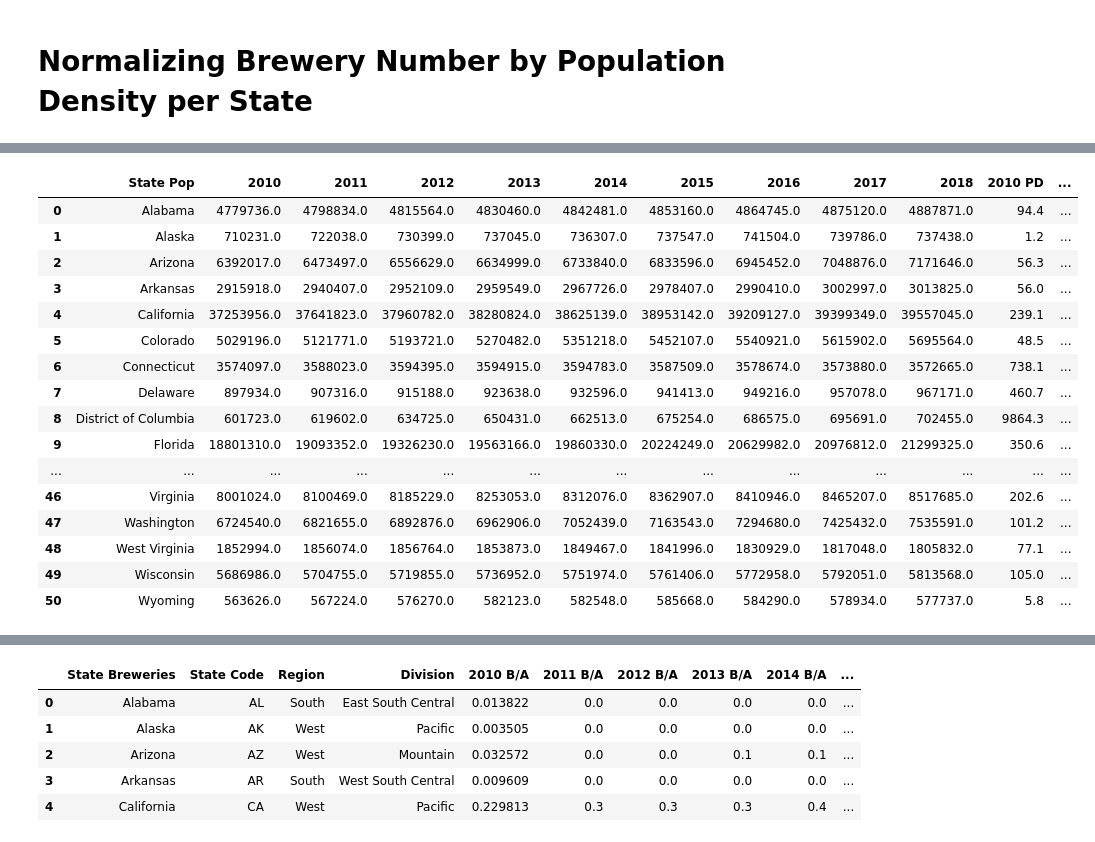
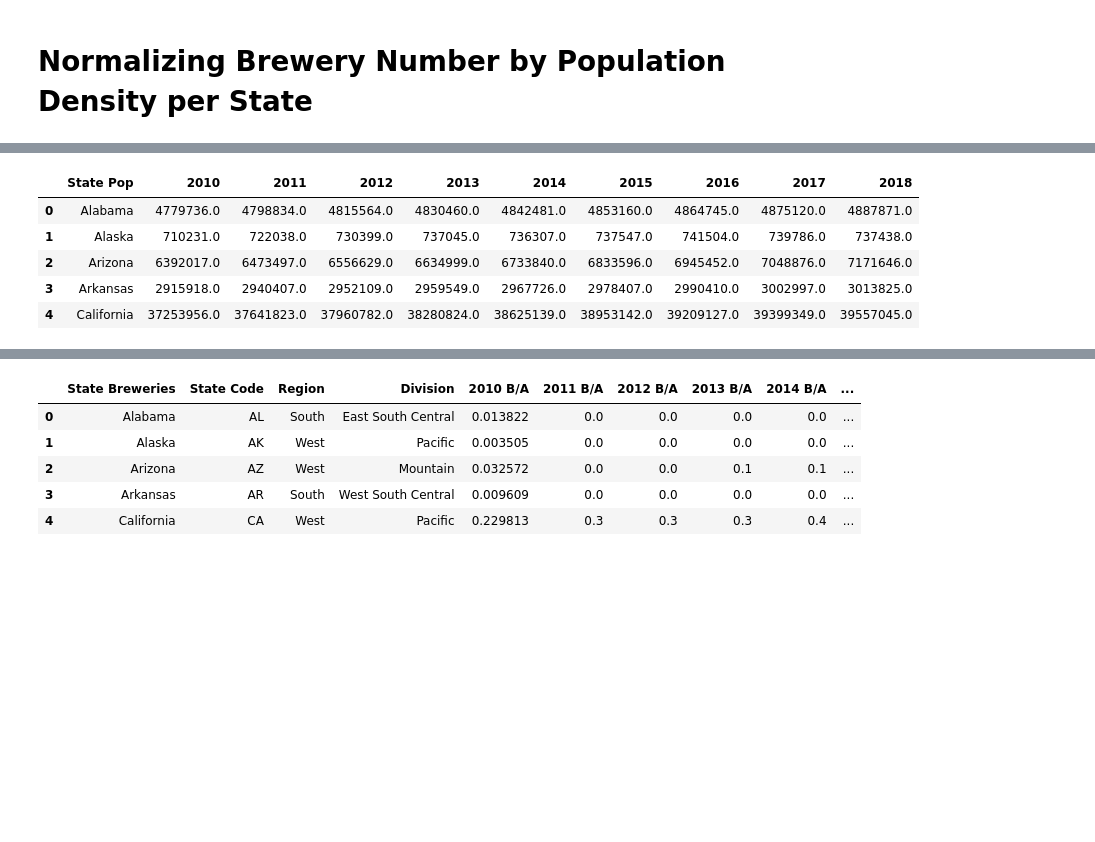
Before and after one commit to akhilliker/Project_1_Team_2, a Jupyter notebook: Project Code/State_Rate_of_Brewery_Growth.ipynb, the cells around one changed output, grey strips where cells are left out. Saved outputs shown, nothing was run; the diff lists cells and outputs as text; code cells hidden in the pictures; blank space fills up the shorter version.

```diff
--- a/Project Code/State_Rate_of_Brewery_Growth.ipynb
+++ b/Project Code/State_Rate_of_Brewery_Growth.ipynb
@@ -542,23 +533,12 @@ state_land_df
 # %%
-state_pop_df
+state_pop_df.head()
 # %% [output]
-|  | State Pop | 2010 | 2011 | 2012 | 2013 | 2014 | 2015 | 2016 | 2017 | 2018 | 2010 PD | ... |
-| 0 | Alabama | 4779736.0 | 4798834.0 | 4815564.0 | 4830460.0 | 4842481.0 | 4853160.0 | 4864745.0 | 4875120.0 | 4887871.0 | 94.4 | ... |
-| 1 | Alaska | 710231.0 | 722038.0 | 730399.0 | 737045.0 | 736307.0 | 737547.0 | 741504.0 | 739786.0 | 737438.0 | 1.2 | ... |
-| 2 | Arizona | 6392017.0 | 6473497.0 | 6556629.0 | 6634999.0 | 6733840.0 | 6833596.0 | 6945452.0 | 7048876.0 | 7171646.0 | 56.3 | ... |
-| 3 | Arkansas | 2915918.0 | 2940407.0 | 2952109.0 | 2959549.0 | 2967726.0 | 2978407.0 | 2990410.0 | 3002997.0 | 3013825.0 | 56.0 | ... |
-| 4 | California | 37253956.0 | 37641823.0 | 37960782.0 | 38280824.0 | 38625139.0 | 38953142.0 | 39209127.0 | 39399349.0 | 39557045.0 | 239.1 | ... |
-| 5 | Colorado | 5029196.0 | 5121771.0 | 5193721.0 | 5270482.0 | 5351218.0 | 5452107.0 | 5540921.0 | 5615902.0 | 5695564.0 | 48.5 | ... |
-| 6 | Connecticut | 3574097.0 | 3588023.0 | 3594395.0 | 3594915.0 | 3594783.0 | 3587509.0 | 3578674.0 | 3573880.0 | 3572665.0 | 738.1 | ... |
-| 7 | Delaware | 897934.0 | 907316.0 | 915188.0 | 923638.0 | 932596.0 | 941413.0 | 949216.0 | 957078.0 | 967171.0 | 460.7 | ... |
-| 8 | District of Columbia | 601723.0 | 619602.0 | 634725.0 | 650431.0 | 662513.0 | 675254.0 | 686575.0 | 695691.0 | 702455.0 | 9864.3 | ... |
-| 9 | Florida | 18801310.0 | 19093352.0 | 19326230.0 | 19563166.0 | 19860330.0 | 20224249.0 | 20629982.0 | 20976812.0 | 21299325.0 | 350.6 | ... |
-| ... | ... | ... | ... | ... | ... | ... | ... | ... | ... | ... | ... | ... |
-| 46 | Virginia | 8001024.0 | 8100469.0 | 8185229.0 | 8253053.0 | 8312076.0 | 8362907.0 | 8410946.0 | 8465207.0 | 8517685.0 | 202.6 | ... |
-| 47 | Washington | 6724540.0 | 6821655.0 | 6892876.0 | 6962906.0 | 7052439.0 | 7163543.0 | 7294680.0 | 7425432.0 | 7535591.0 | 101.2 | ... |
-| 48 | West Virginia | 1852994.0 | 1856074.0 | 1856764.0 | 1853873.0 | 1849467.0 | 1841996.0 | 1830929.0 | 1817048.0 | 1805832.0 | 77.1 | ... |
-| 49 | Wisconsin | 5686986.0 | 5704755.0 | 5719855.0 | 5736952.0 | 5751974.0 | 5761406.0 | 5772958.0 | 5792051.0 | 5813568.0 | 105.0 | ... |
-| 50 | Wyoming | 563626.0 | 567224.0 | 576270.0 | 582123.0 | 582548.0 | 585668.0 | 584290.0 | 578934.0 | 577737.0 | 5.8 | ... |
+|  | State Pop | 2010 | 2011 | 2012 | 2013 | 2014 | 2015 | 2016 | 2017 | 2018 |
+| 0 | Alabama | 4779736.0 | 4798834.0 | 4815564.0 | 4830460.0 | 4842481.0 | 4853160.0 | 4864745.0 | 4875120.0 | 4887871.0 |
+| 1 | Alaska | 710231.0 | 722038.0 | 730399.0 | 737045.0 | 736307.0 | 737547.0 | 741504.0 | 739786.0 | 737438.0 |
+| 2 | Arizona | 6392017.0 | 6473497.0 | 6556629.0 | 6634999.0 | 6733840.0 | 6833596.0 | 6945452.0 | 7048876.0 | 7171646.0 |
+| 3 | Arkansas | 2915918.0 | 2940407.0 | 2952109.0 | 2959549.0 | 2967726.0 | 2978407.0 | 2990410.0 | 3002997.0 | 3013825.0 |
+| 4 | California | 37253956.0 | 37641823.0 | 37960782.0 | 38280824.0 | 38625139.0 | 38953142.0 | 39209127.0 | 39399349.0 | 39557045.0 |
 # %%
 #Calculate Population Density (PD) of each state by dividing state population by area in squared miles
 state_pop_df["2010 PD"] = (state_pop_df["2010"] / state_land_df["Land Area"]).round(1)
```
Also changed, not shown: parts of 24 cells of this notebook, 31 other files.
